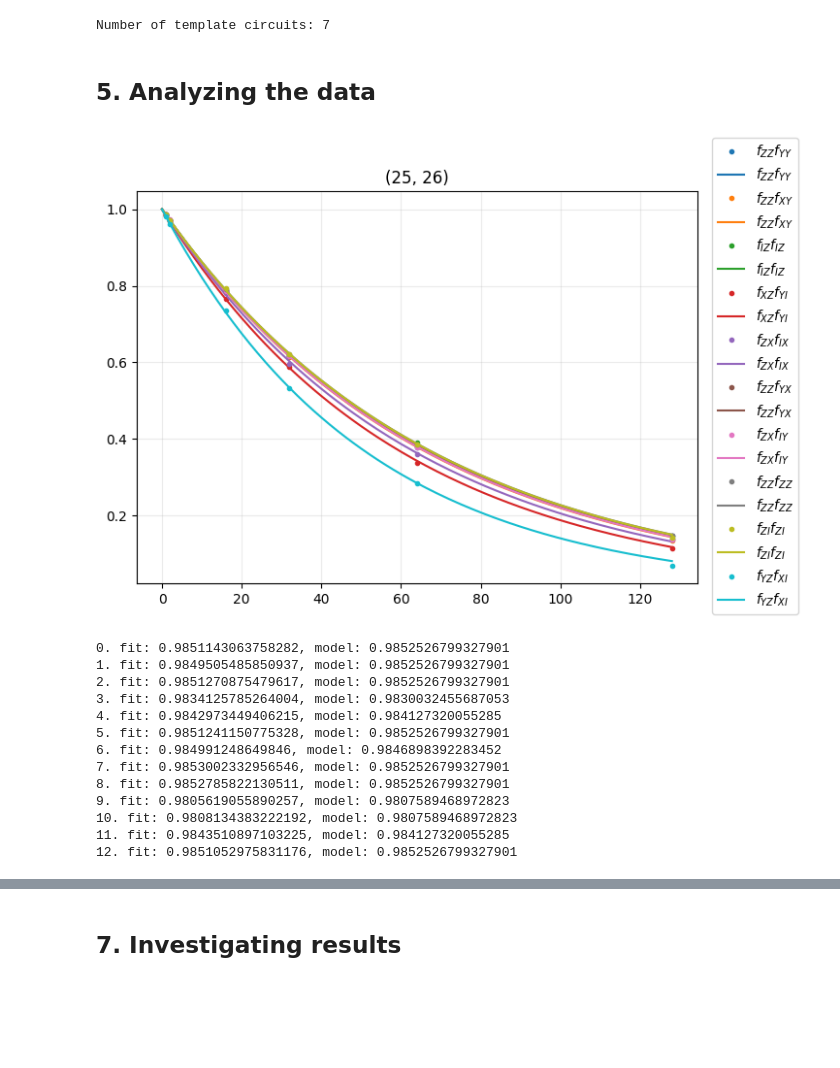
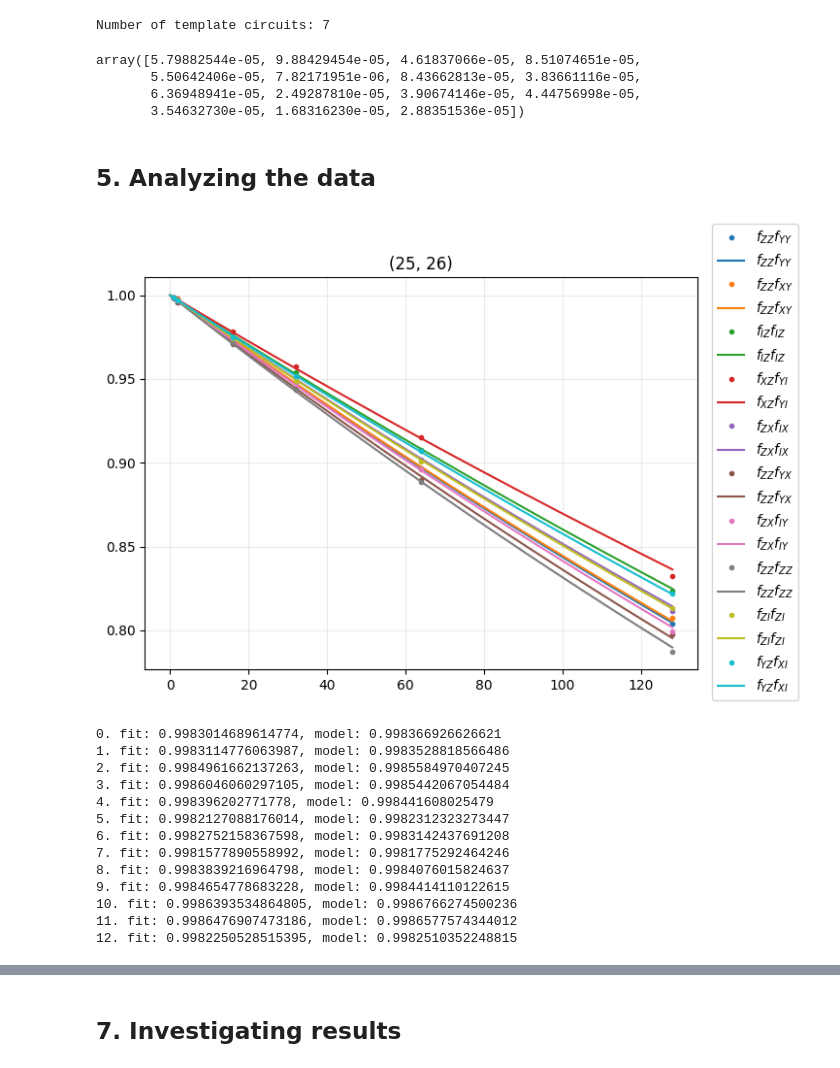
Before and after one commit to Qiskit/qiskit-noise-learning, a Jupyter notebook: docs/workflow_demo_full_rank_2q.ipynb, the cells around one changed output, grey strips where cells are left out. Drawn from its saved outputs; the diff is of its cells as text; code cells hidden in the pictures; blank space fills up the shorter version.

```diff
--- a/docs/workflow_demo_full_rank_2q.ipynb
+++ b/docs/workflow_demo_full_rank_2q.ipynb
@@ -154,14 +152,14 @@ plm1 = qi.PauliLindbladMap.from_list(
     list(
         zip(
             generators,
-            #  1e-2*np.random.random(len(generators))
-            np.linspace(0, 1e-3, len(generators)),
+            1e-4 * np.random.random(len(generators)),
+            # np.linspace(0, 1e-3, len(generators)),
         )
     ),
     num_qubits=num_qubits,
 )
 # too hard:
-#plm1 = plm1[::5]
+# plm1 = plm1[::5]
 del generators
 
 num_qubits = gate_set.get("M").num_qubits
@@ -175,6 +173,13 @@ executor = AerExecutor(
     noise_dict={"layer_1": plm1, "M": plm_meas, "P": plm_prep},
     angle_decimals=3,
 )
+# %%
+plm1.rates
+# %% [output]
+array([5.79882544e-05, 9.88429454e-05, 4.61837066e-05, 8.51074651e-05,
+       5.50642406e-05, 7.82171951e-06, 8.43662813e-05, 3.83661116e-05,
+       6.36948941e-05, 2.49287810e-05, 3.90674146e-05, 4.44756998e-05,
+       3.54632730e-05, 1.68316230e-05, 2.88351536e-05])
 # %%
 # run program and provide initial population of fit
 job = executor.run(quantum_program)
@@ -195,14 +200,15 @@ analyzer = ComputeObservables() + CurveFitObservables() + NNLSSolve()
 # %%
 fit = analyzer.run(fit)
 # %%
+import matplotlib.colors as mcolors
 from matplotlib import pyplot as plt
-import matplotlib.colors as mcolors
 
 from qiskit_noise_learning.analysis import AverageObservables
 
 # compute observables and plot empirical decays
 
 averaged_data = AverageObservables().run(fit).averaged_data
+
 
 def _sorted_decays(averaged_data):
     dataset = averaged_data.dataset
@@ -233,6 +239,7 @@ def _sorted_data(averaged_data):
 
     return {k: v for k, v in sorted_data.items() if len(v[0]) > 1}  # filter on decays
 
+
 def fidelity_label(unbound_path, subset):
     return (
         "$f_{"
@@ -241,6 +248,7 @@ def fidelity_label(unbound_path, subset):
         )
         + "} $"
     )
+
 
 def plot_with_exp_decay(
     decay_data, observable_data, subsets, num_cols=3, start_idx=None, end_idx=None
@@ -271,57 +279,57 @@ def plot_with_exp_decay(
         if end_idx is None:
             end_idx = len(unbound_paths)
         for color_code, unbound_path in list(zip(mcolors.TABLEAU_COLORS.values(), unbound_paths))[
             start_idx:end_idx
         ]:
             this_data = sorted_data[unbound_path]
             label = fidelity_label(unbound_path, [s for s in subset]) if flag else None
             ax.plot(
                 this_data[1],
                 this_data[0],
                 ".",
                 label=label,
                 color=color_code,
             )
             fid_est = sorted_decays[unbound_path]
             ax.plot(
                 np.arange(1 + max(this_data[1])),
                 fid_est ** (np.arange(1 + max(this_data[1]))),
                 "-",
                 label=label,
                 color=color_code,
             )
         ax.grid(alpha=0.25)
         flag = False
 
     fig.legend(bbox_to_anchor=(1.15, 0), loc="lower right")
     plt.tight_layout()
 
 
-plot_with_exp_decay(
-    fit.averaged_data, averaged_data, layer_1_pairs, num_cols=1
-)
+plot_with_exp_decay(fit.averaged_data, averaged_data, layer_1_pairs, num_cols=1)
 # %% [output]
-[figure, old version]
+[figure, new version]
 # %%
 decay_rates = _sorted_decays(fit.averaged_data)
 plm_full = plm1.apply_layout([25, 26], num_qubits=156)
 for idx, (path, fit_decay) in enumerate(decay_rates.items()):
-    fid_prod = plm_full.pauli_fidelity(path.repeatable_fragment[0].transition[1]) * plm_full.pauli_fidelity(path.repeatable_fragment[1].transition[1])
+    fid_prod = plm_full.pauli_fidelity(
+        path.repeatable_fragment[0].transition[1]
+    ) * plm_full.pauli_fidelity(path.repeatable_fragment[1].transition[1])
     print(f"{idx}. fit: {fit_decay}, model: {fid_prod}")
 # %% [output]
-0. fit: 0.9851143063758282, model: 0.9852526799327901
-1. fit: 0.9849505485850937, model: 0.9852526799327901
-2. fit: 0.9851270875479617, model: 0.9852526799327901
-3. fit: 0.9834125785264004, model: 0.9830032455687053
-4. fit: 0.9842973449406215, model: 0.984127320055285
-5. fit: 0.9851241150775328, model: 0.9852526799327901
-6. fit: 0.984991248649846, model: 0.9846898392283452
-7. fit: 0.9853002332956546, model: 0.9852526799327901
-8. fit: 0.9852785822130511, model: 0.9852526799327901
-9. fit: 0.9805619055890257, model: 0.9807589468972823
-10. fit: 0.9808134383222192, model: 0.9807589468972823
-11. fit: 0.9843510897103225, model: 0.984127320055285
-12. fit: 0.9851052975831176, model: 0.9852526799327901
+0. fit: 0.9983014689614774, model: 0.998366926626621
+1. fit: 0.9983114776063987, model: 0.9983528818566486
+2. fit: 0.9984961662137263, model: 0.9985584970407245
+3. fit: 0.9986046060297105, model: 0.9985442067054484
+4. fit: 0.998396202771778, model: 0.998441608025479
+5. fit: 0.9982127088176014, model: 0.9982312323273447
+6. fit: 0.9982752158367598, model: 0.9983142437691208
+7. fit: 0.9981577890558992, model: 0.9981775292464246
+8. fit: 0.9983839216964798, model: 0.9984076015824637
+9. fit: 0.9984654778683228, model: 0.9984414110122615
+10. fit: 0.9986393534864805, model: 0.9986766274500236
+11. fit: 0.9986476907473186, model: 0.9986577574344012
+12. fit: 0.9982250528515395, model: 0.9982510352248815
 # %%
 model_data = fit.model_data
 noise_maps = pauli_lindblad_model.to_pauli_lindblad_maps(model_data)
```
Also changed, not shown: parts of 10 cells of this notebook.
